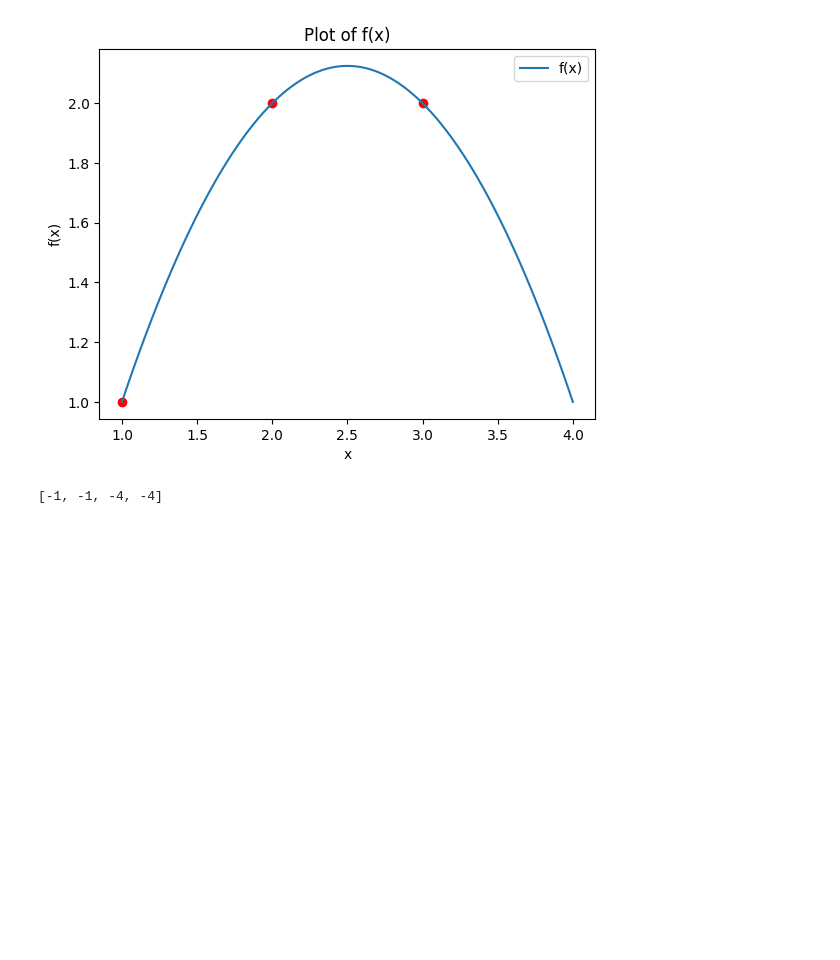
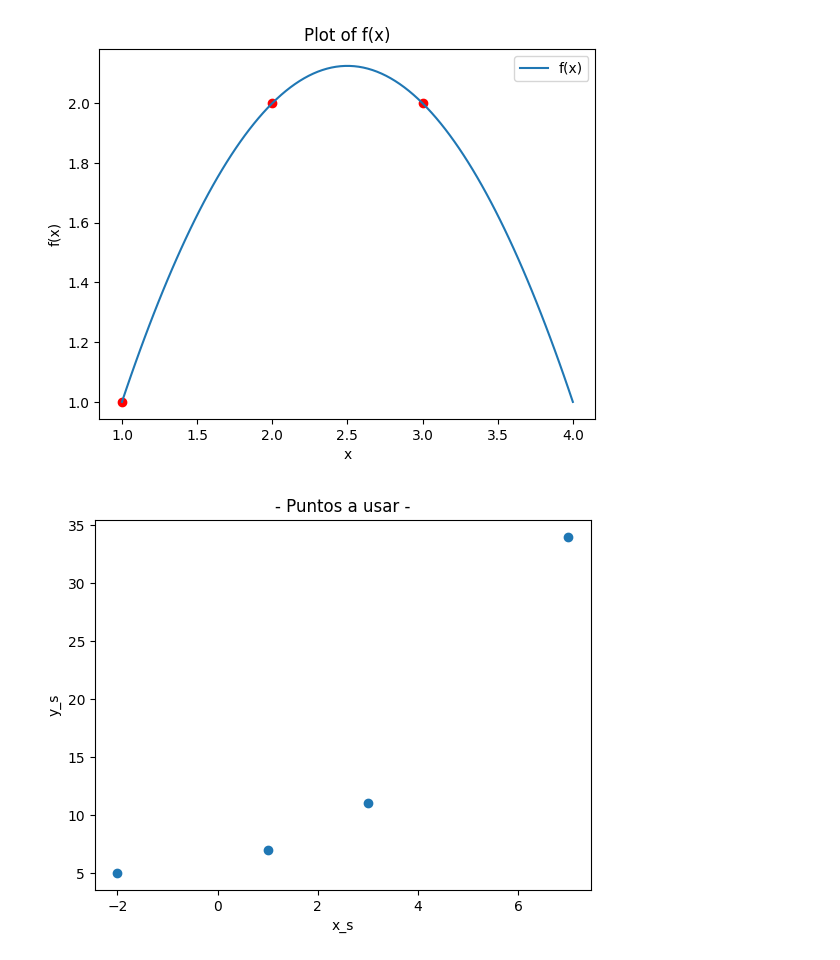
Before and after one commit to Vladimirjon/MetodosNumericos_PasquelJohann, a Jupyter notebook: Lagrange/Lagrange.ipynb, the cells around one changed output. Drawn from its saved outputs; the diff is of its cells as text; code cells hidden in the pictures; blank space fills up the shorter version.

```diff
--- a/Lagrange/Lagrange.ipynb
+++ b/Lagrange/Lagrange.ipynb
@@ -33,11 +33,20 @@ plt.legend()
 # %% [output]
 <matplotlib.legend.Legend at 0x...>
 [figure]
-# %%
-def f2(x:float) -> float:
-    return x**2 -2*x -4
-
-y = [f2(x) for x in [-1, 3, 0, 2]]
-print(y)
-# %% [output]
-[-1, -1, -4, -4]
+# %%
+import numpy as np
+import matplotlib.pyplot as plt
+
+
+x_s1 = np.array([-2, 1, 3, 7])
+y_s1 = np.array([5, 7, 11, 34])
+# %%
+import matplotlib.pyplot as plt
+
+plt.scatter(x_s1,y_s1)
+plt.xlabel("x_s")
+plt.ylabel("y_s")
+plt.title("- Puntos a usar -")
+plt.show()
+# %% [output]
+[figure, added]
```
Also changed, not shown: parts of 3 cells of this notebook, 3 other files.
